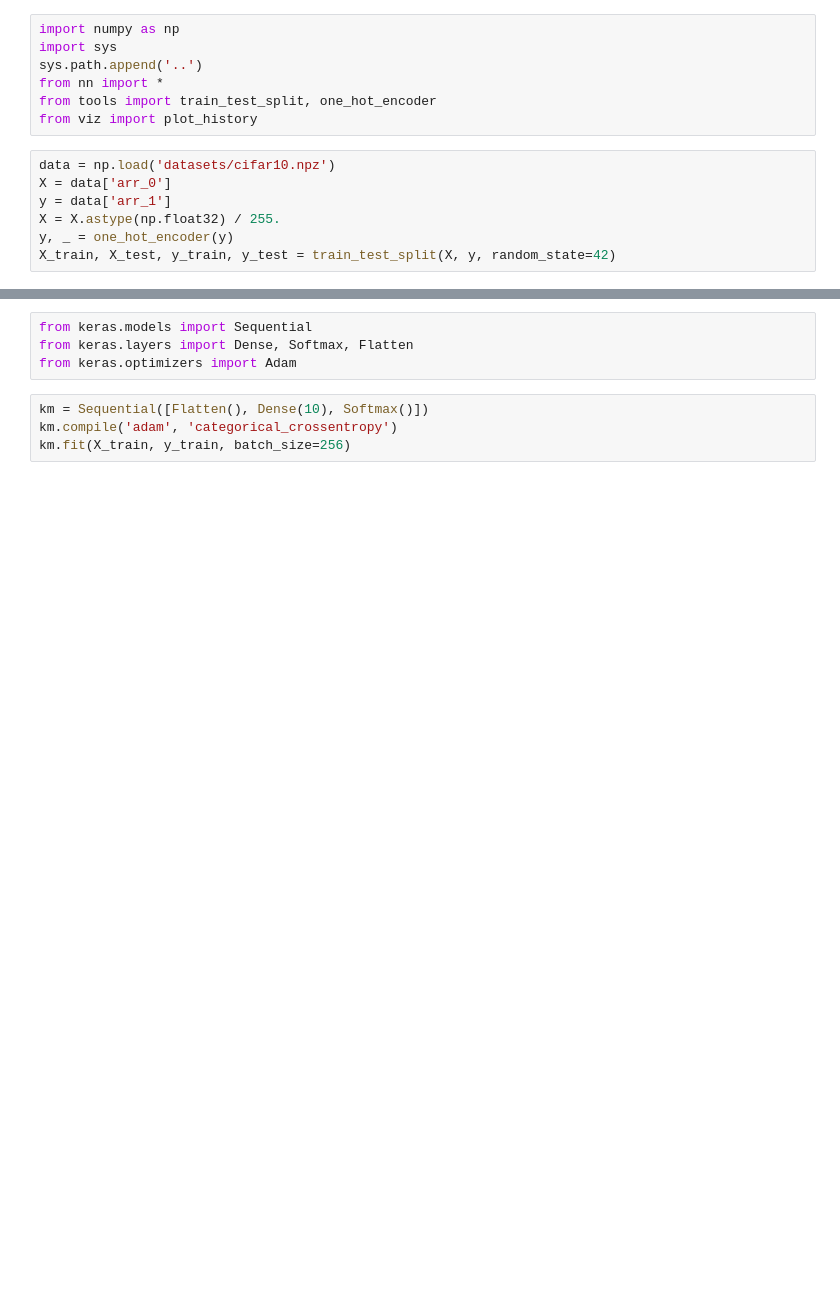
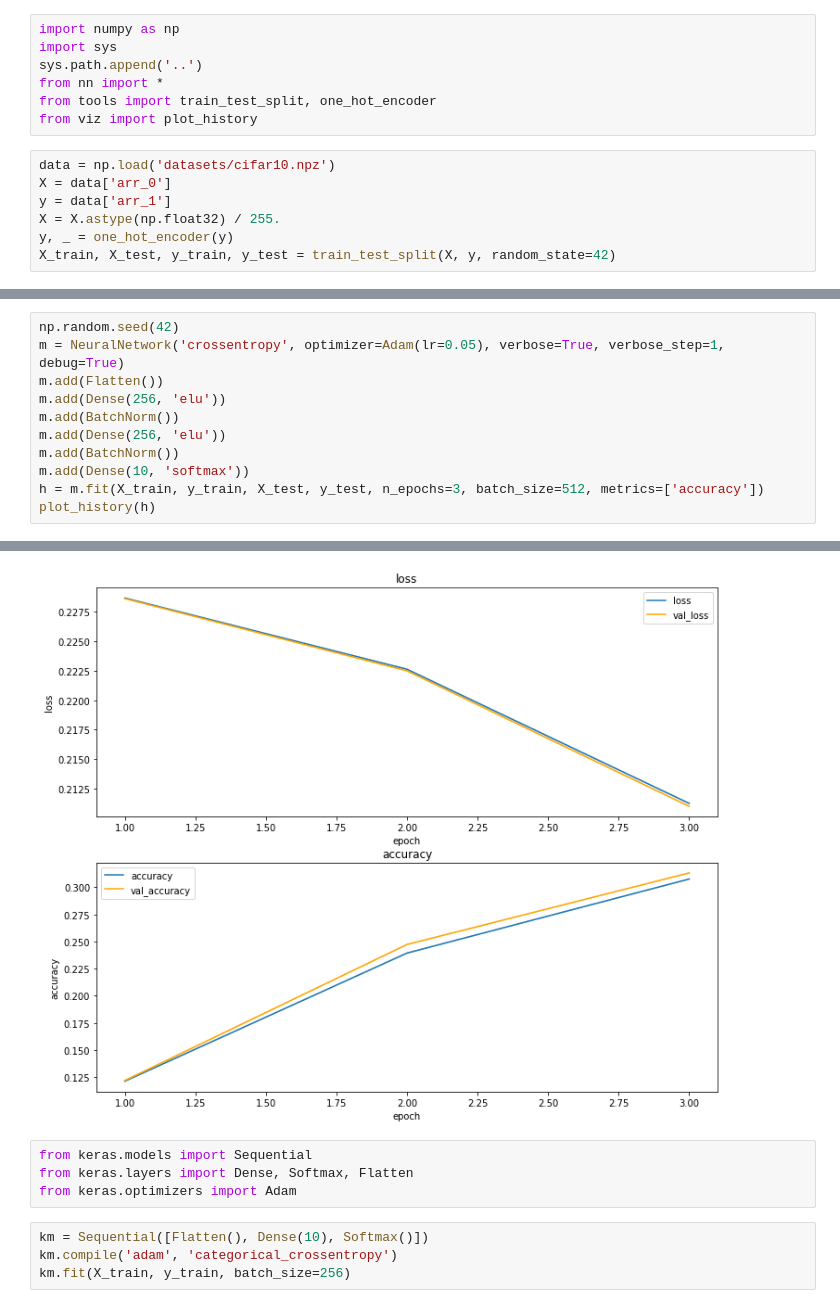
Before and after one commit to ptyshevs/multilayer_perceptron, a Jupyter notebook: tests_perfomance/cifar10.ipynb, the cells around one changed output, grey strips where cells are left out. Cells and saved outputs as stored; diff of their text form; blank space fills up the shorter version.

Commit message:
More tests on cifar10, add tqdm for iterations visualization

```diff
--- a/tests_perfomance/cifar10.ipynb
+++ b/tests_perfomance/cifar10.ipynb
@@ -41,0 +36,12 @@ KeyboardInterrupt:
+# %%
+np.random.seed(42)
+m = NeuralNetwork('crossentropy', optimizer=Adam(lr=0.05), verbose=True, verbose_step=1, debug=True)
+m.add(Flatten())
+m.add(Dense(256, 'elu'))
+m.add(BatchNorm())
+m.add(Dense(256, 'elu'))
+m.add(BatchNorm())
+m.add(Dense(10, 'softmax'))
+h = m.fit(X_train, y_train, X_test, y_test, n_epochs=3, batch_size=512, metrics=['accuracy'])
+plot_history(h)
+# %% [output]
@@ -42,3 +54,4 @@ KeyboardInterrupt:
+[figure, added]
 # %%
 from keras.models import Sequential
 from keras.layers import Dense, Softmax, Flatten
```
Also changed, not shown: parts of 6 cells of this notebook, 2 other files.
